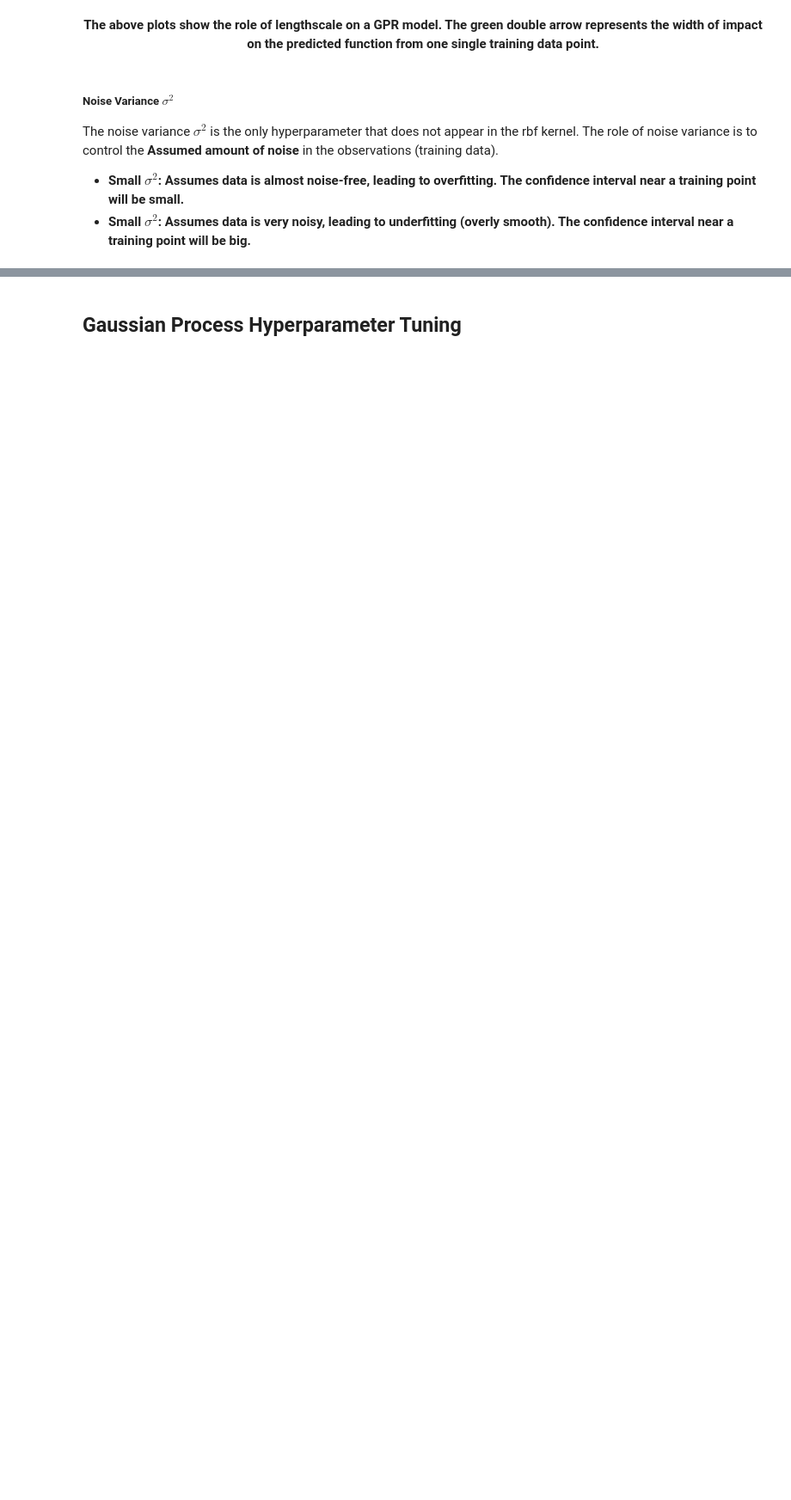
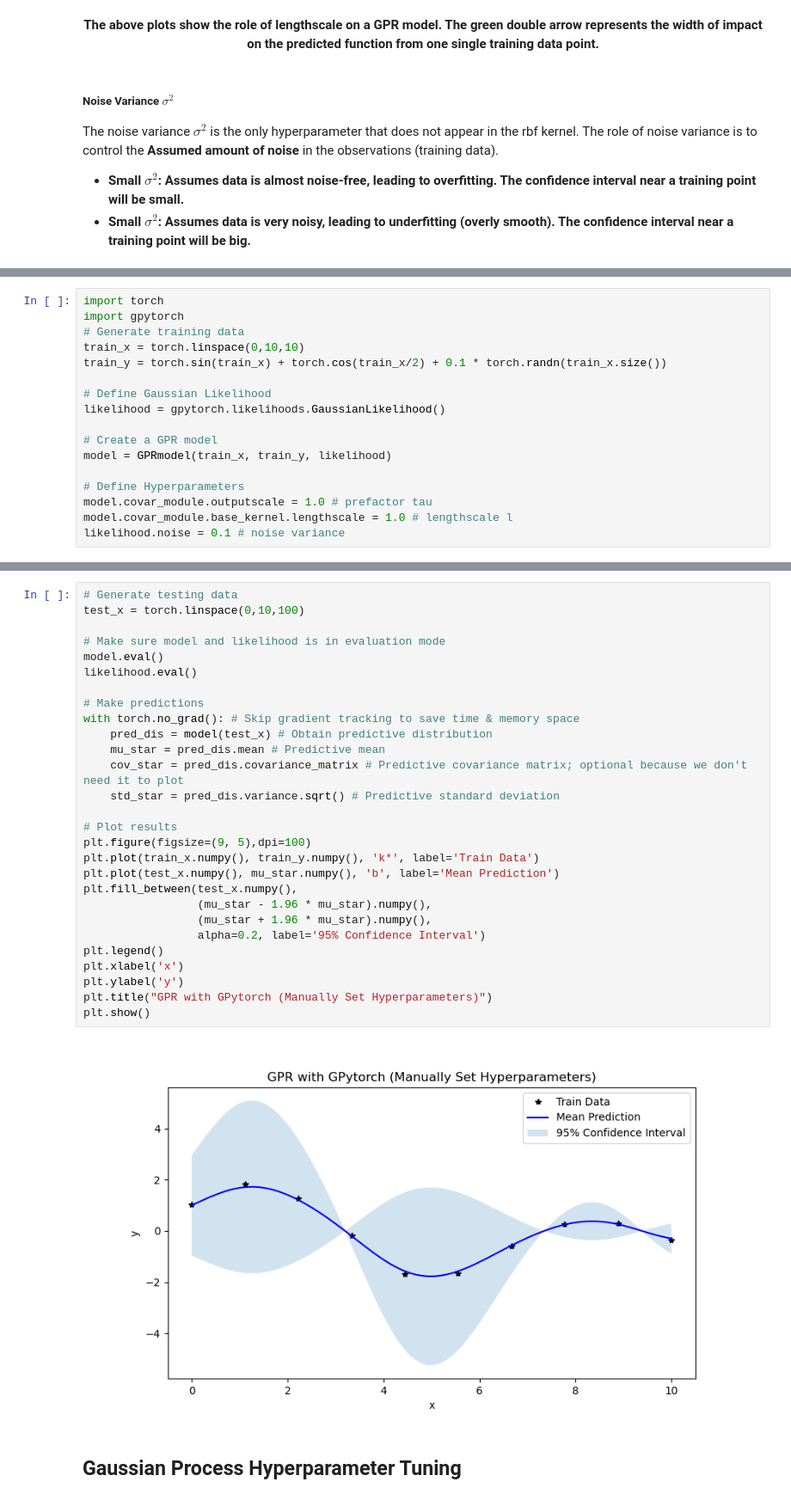
Before and after one commit to hansoncjc/GP-BO-Clustering-Tutorials, a Jupyter notebook: Gaussian Process.ipynb, the cells around one changed output, grey strips where cells are left out. Shown: that part at 86% size. Drawn from its saved outputs; the diff is of its cells as text; blank space fills up the shorter version.

```diff
--- a/Gaussian Process.ipynb
+++ b/Gaussian Process.ipynb
@@ -724,0 +782,17 @@ plt.show()
+# %%
+import torch
+import gpytorch
+# Generate training data
+train_x = torch.linspace(0,10,10)
+train_y = torch.sin(train_x) + torch.cos(train_x/2) + 0.1 * torch.randn(train_x.size())
+
+# Define Gaussian Likelihood
+likelihood = gpytorch.likelihoods.GaussianLikelihood()
+
+# Create a GPR model
+model = GPRmodel(train_x, train_y, likelihood)
+
+# Define Hyperparameters
+model.covar_module.outputscale = 1.0 # prefactor tau
+model.covar_module.base_kernel.lengthscale = 1.0 # lengthscale l
+likelihood.noise = 0.1 # noise variance
@@ -725,2 +802,32 @@ plt.show()
+# %%
+# Generate testing data
+test_x = torch.linspace(0,10,100)
+
+# Make sure model and likelihood is in evaluation mode
+model.eval()
+likelihood.eval()
+
+# Make predictions
+with torch.no_grad(): # Skip gradient tracking to save time & memory space
+    pred_dis = model(test_x) # Obtain predictive distribution
+    mu_star = pred_dis.mean # Predictive mean
+    cov_star = pred_dis.covariance_matrix # Predictive covariance matrix; optional because we don't need it to plot
+    std_star = pred_dis.variance.sqrt() # Predictive standard deviation
+
+# Plot results
+plt.figure(figsize=(9, 5),dpi=100)
+plt.plot(train_x.numpy(), train_y.numpy(), 'k*', label='Train Data')
+plt.plot(test_x.numpy(), mu_star.numpy(), 'b', label='Mean Prediction')
+plt.fill_between(test_x.numpy(),
+                 (mu_star - 1.96 * mu_star).numpy(),
+                 (mu_star + 1.96 * mu_star).numpy(),
+                 alpha=0.2, label='95% Confidence Interval')
+plt.legend()
+plt.xlabel('x')
+plt.ylabel('y')
+plt.title("GPR with GPytorch (Manually Set Hyperparameters)")
+plt.show()
+# %% [output]
+[figure, added]
 # %% [markdown]
 ## **Gaussian Process Hyperparameter Tuning**
```
Also changed, not shown: parts of 8 cells of this notebook.
